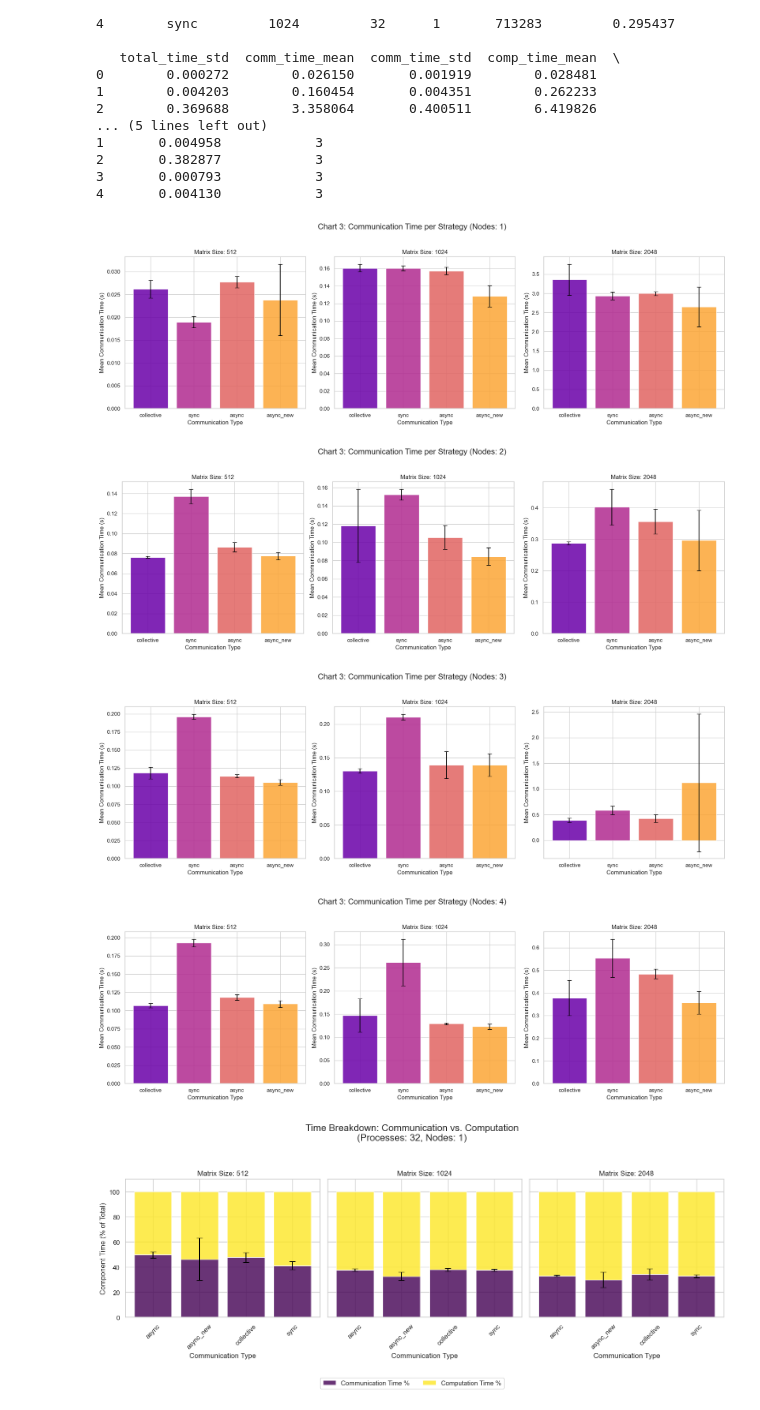
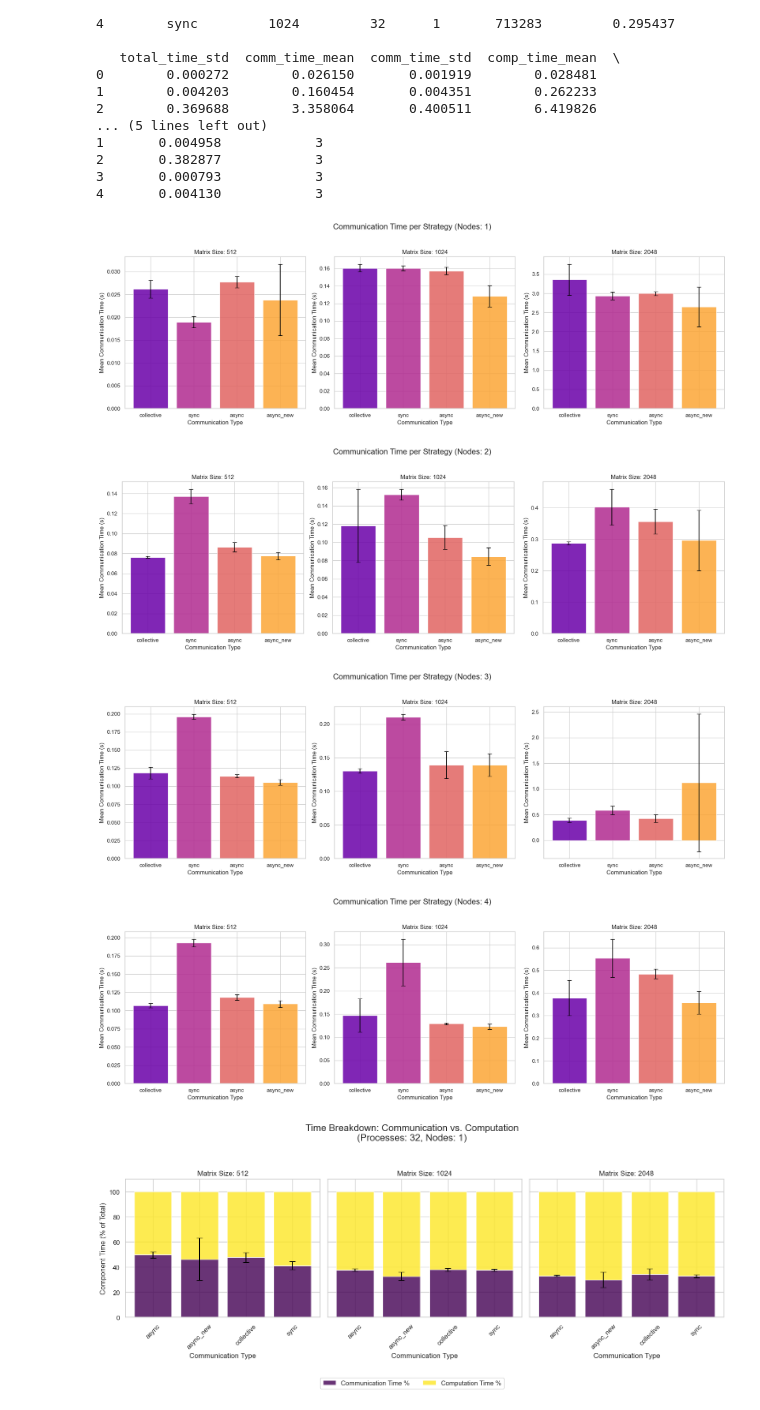
Before and after one commit to PedroKlein/parallel-and-distributed, a Jupyter notebook: mpi/docs/results.ipynb, the cells around one changed output. Drawn from its saved outputs; the diff is of its cells as text; code cells hidden in the pictures.

```diff
--- a/mpi/docs/results.ipynb
+++ b/mpi/docs/results.ipynb
@@ -44,45 +44,45 @@ Data loaded and preprocessed successfully!
 3       0.000793            3
 4       0.004130            3
 # %%
-# Chart 3: Separate Bar Charts for Each Node with Communication Name on Bars and Separate Y-Axis
+# Separate Bar Charts for Each Node with Communication Name on Bars and Separate Y-Axis
 
 df_chart3 = df[df['num_procs'] == 32].copy()
 
 # Ensure comm_time_std exists
 if 'comm_time_std' not in df_chart3.columns:
     df_chart3['comm_time_std'] = 0.0
 
 import matplotlib.pyplot as plt
 import seaborn as sns
 
 node_counts = sorted(df_chart3['nodes'].unique())
 comm_types = df_chart3['comm_type'].unique()
 
 for node in node_counts:
     fig, axes = plt.subplots(1, len(df_chart3['matrix_size'].unique()), figsize=(6 * len(df_chart3['matrix_size'].unique()), 6), sharey=False)
     if len(df_chart3['matrix_size'].unique()) == 1:
         axes = [axes]
     for ax, matrix_size in zip(axes, sorted(df_chart3['matrix_size'].unique())):
         subset = df_chart3[(df_chart3['nodes'] == node) & (df_chart3['matrix_size'] == matrix_size)]
         bars = ax.bar(
             subset['comm_type'],
             subset['comm_time_mean'],
             yerr=subset['comm_time_std'],
             capsize=4,
             color=sns.color_palette('plasma', n_colors=len(subset['comm_type'])),
             alpha=0.85
         )
         ax.set_title(f'Matrix Size: {matrix_size}')
         ax.set_xlabel('Communication Type')
         ax.set_ylabel('Mean Communication Time (s)')
-    fig.suptitle(f'Chart 3: Communication Time per Strategy (Nodes: {node})', fontsize=16)
+    fig.suptitle(f'Communication Time per Strategy (Nodes: {node})', fontsize=16)
     plt.tight_layout(rect=[0, 0, 1, 0.95])
     plt.show()
 # %% [output]
-[figure, old version]
+[figure, new version]
-[figure, old version]
+[figure, new version]
-[figure, old version]
+[figure, new version]
-[figure, old version]
+[figure, new version]
 # %%
 # Cell 2: Generate Percentage Stacked Bar Charts (Revised)
 
```
Also changed, not shown: parts of 1 cell of this notebook, 23 other files.
